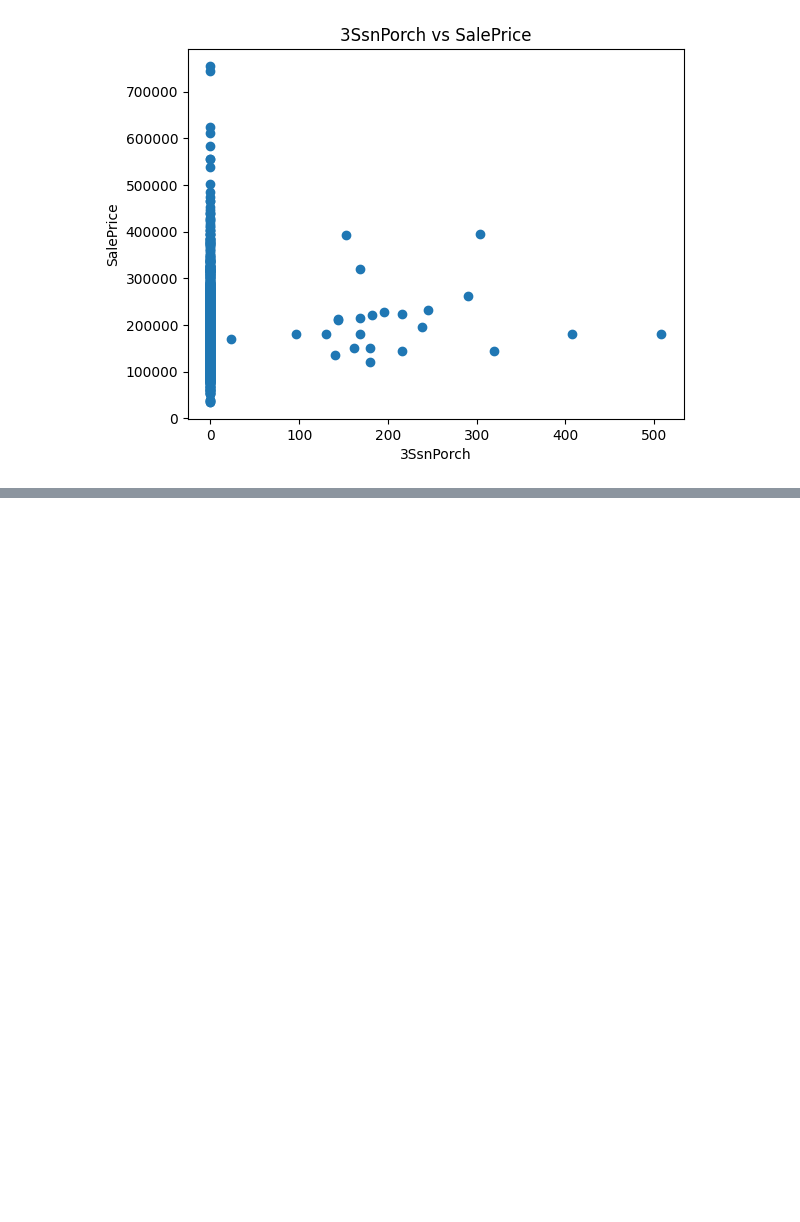
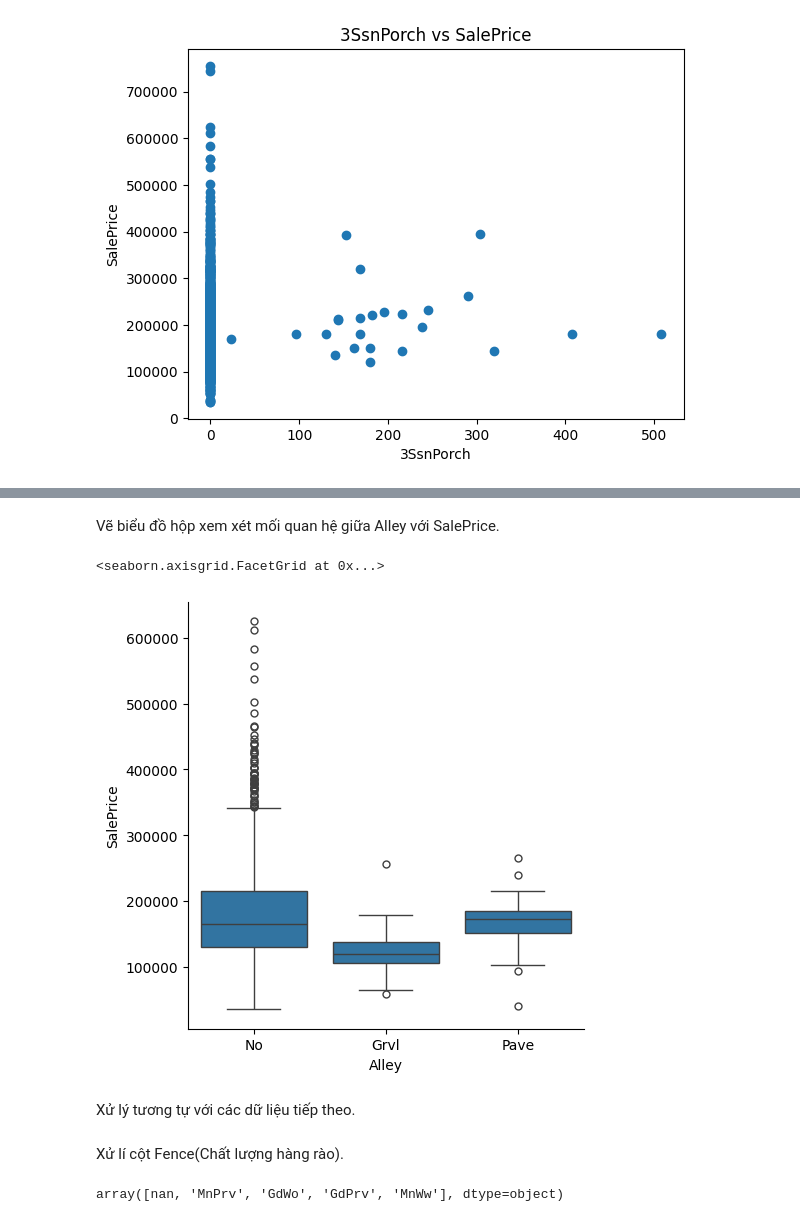
Before and after one commit to buiductrong01012005/dSHousePricePrediction, a Jupyter notebook: btlDS.ipynb, the cells around one changed output, grey strips where cells are left out. Saved outputs shown, nothing was run; the diff lists cells and outputs as text; code cells hidden in the pictures; blank space fills up the shorter version.

```diff
--- a/btlDS.ipynb
+++ b/btlDS.ipynb
@@ -606,0 +600,5 @@ Text(0.5, 1.0, '3SsnPorch vs SalePrice')
+# %%
+values = [598, 955, 935, 1299, 250, 314, 336, 707, 379, 1183, 692, 186, 441, 186, 524, 739, 598, 955, 636, 1062, 1191, 496, 198, 1338]
+# Một số giá trị.
+# %%
+train_df = train_df[train_df.Id.isin(values) == False]
@@ -606,0 +637,3 @@ Text(0.5, 1.0, '3SsnPorch vs SalePrice')
+# %%
+train_df['Alley'].fillna('No', inplace=True)
+test_df['Alley'].fillna('No', inplace=True)
@@ -606,0 +653,15 @@ Text(0.5, 1.0, '3SsnPorch vs SalePrice')
+# %% [markdown]
+Vẽ biểu đồ hộp xem xét mối quan hệ giữa Alley với SalePrice.
+# %%
+sns.catplot(data=train_df, x="Alley", y="SalePrice", kind="box")
+# %% [output]
+<seaborn.axisgrid.FacetGrid at 0x...>
+[figure, added]
+# %% [markdown]
+Xử lý tương tự với các dữ liệu tiếp theo.
+# %% [markdown]
+Xử lí cột Fence(Chất lượng hàng rào).
+# %%
+train_df['Fence'].unique()
+# %% [output]
+array([nan, 'MnPrv', 'GdWo', 'GdPrv', 'MnWw'], dtype=object)
```
Also changed, not shown: parts of 94 cells of this notebook, 2 other files.
